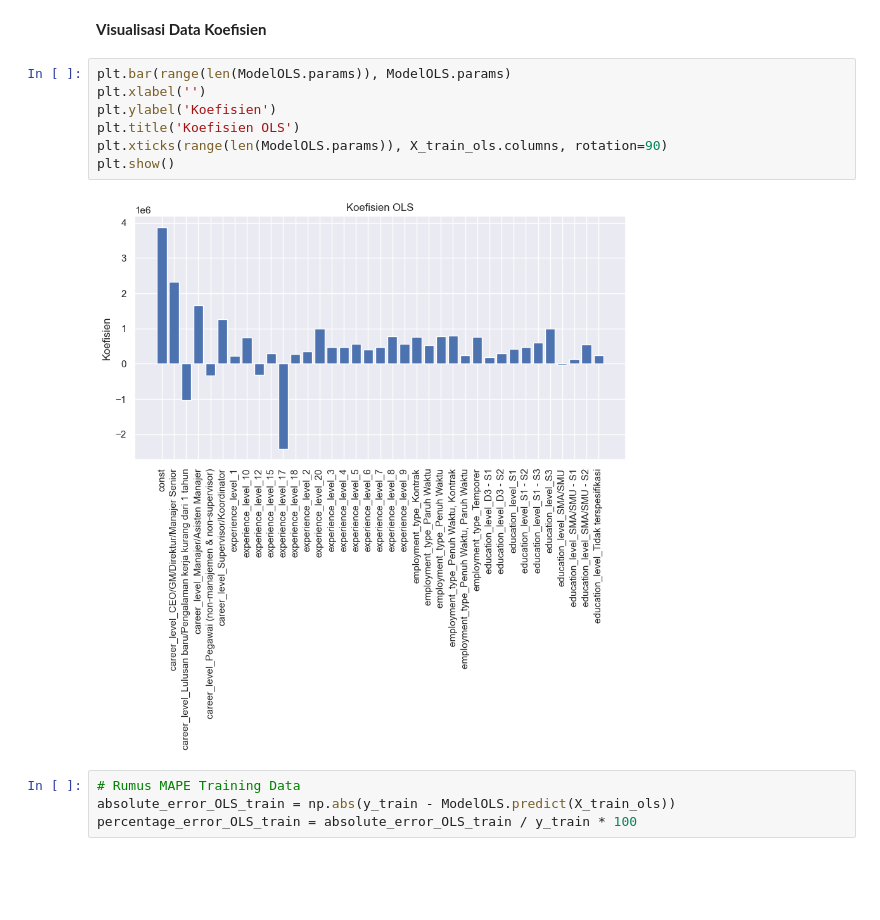
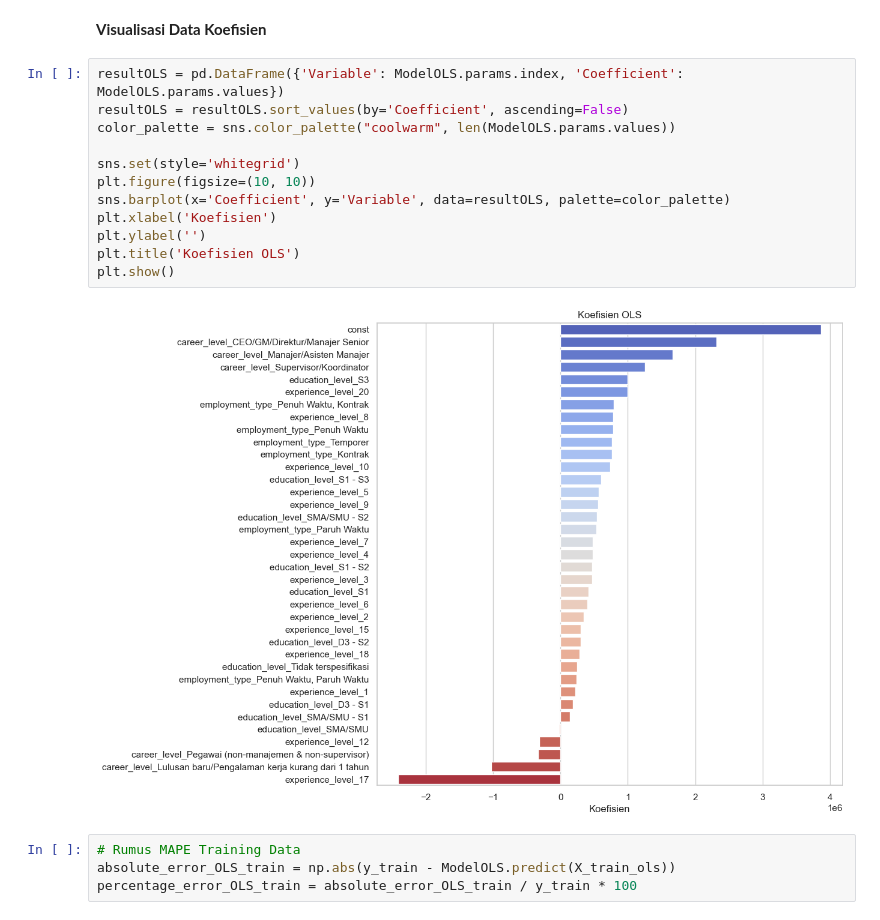
Before and after one commit to Reosta-Pratama/Project-Prediction, a Jupyter notebook: main/main.ipynb, the cells around one changed output. Drawn from its saved outputs; the diff is of its cells as text; blank space fills up the shorter version.

```diff
--- a/main/main.ipynb
+++ b/main/main.ipynb
@@ -399,15 +415,20 @@ Notes:
 strong multicollinearity problems or that the design matrix is singular.
 # %% [markdown]
 **Visualisasi Data Koefisien**
-# %%
-plt.bar(range(len(ModelOLS.params)), ModelOLS.params)
-plt.xlabel('')
-plt.ylabel('Koefisien')
-plt.title('Koefisien OLS')
-plt.xticks(range(len(ModelOLS.params)), X_train_ols.columns, rotation=90)
-plt.show()
-# %% [output]
-[figure, removed]
+# %%
+resultOLS = pd.DataFrame({'Variable': ModelOLS.params.index, 'Coefficient': ModelOLS.params.values})
+resultOLS = resultOLS.sort_values(by='Coefficient', ascending=False)
+color_palette = sns.color_palette("coolwarm", len(ModelOLS.params.values))
+
+sns.set(style='whitegrid')
+plt.figure(figsize=(10, 10))
+sns.barplot(x='Coefficient', y='Variable', data=resultOLS, palette=color_palette)
+plt.xlabel('Koefisien')
+plt.ylabel('')
+plt.title('Koefisien OLS')
+plt.show()
+# %% [output]
+[figure, added]
 # %%
 # Rumus MAPE Training Data
 absolute_error_OLS_train = np.abs(y_train - ModelOLS.predict(X_train_ols))
```
Also changed, not shown: parts of 5 cells of this notebook, 1 other file.
